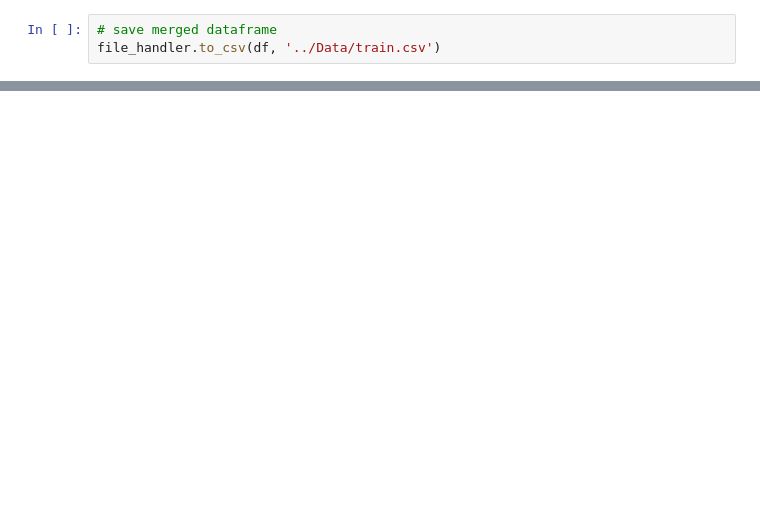
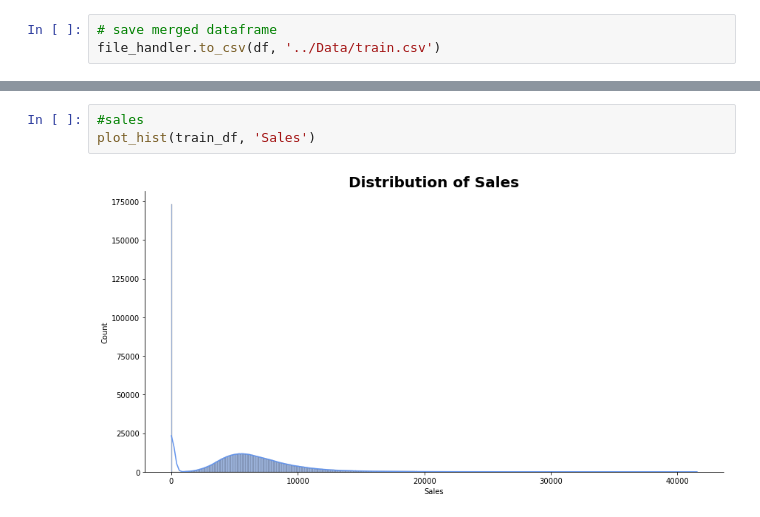
Before and after one commit to celine-kanagwa/Forecasting_Sales, a Jupyter notebook: Notebooks/ExplotaryDataAnalysis.ipynb, the cells around one changed output, grey strips where cells are left out. Cells and saved outputs as stored; diff of their text form; blank space fills up the shorter version.

```diff
--- a/Notebooks/ExplotaryDataAnalysis.ipynb
+++ b/Notebooks/ExplotaryDataAnalysis.ipynb
@@ -681,0 +787,5 @@ file_handler.to_csv(df, '../Data/train.csv')
+# %%
+#sales
+plot_hist(train_df, 'Sales')
+# %% [output]
+[figure, added]
```
Also changed, not shown: parts of 79 cells of this notebook, 1 other file.
